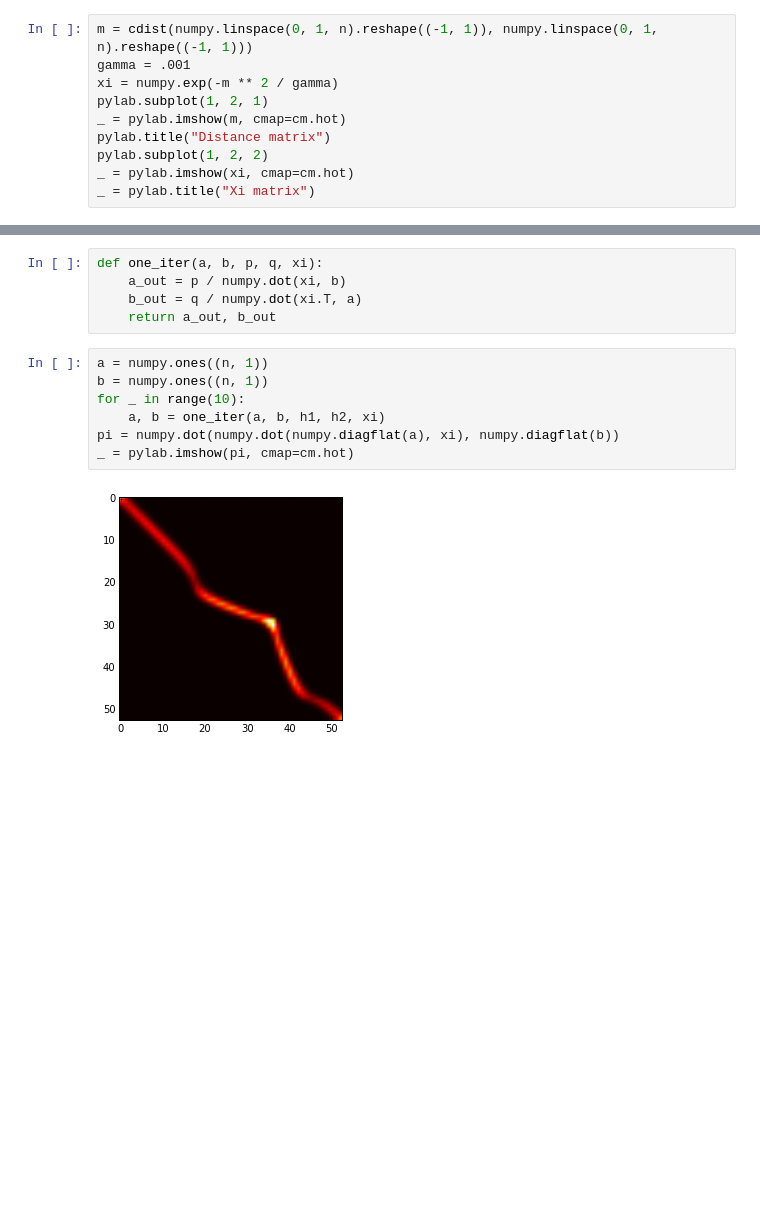
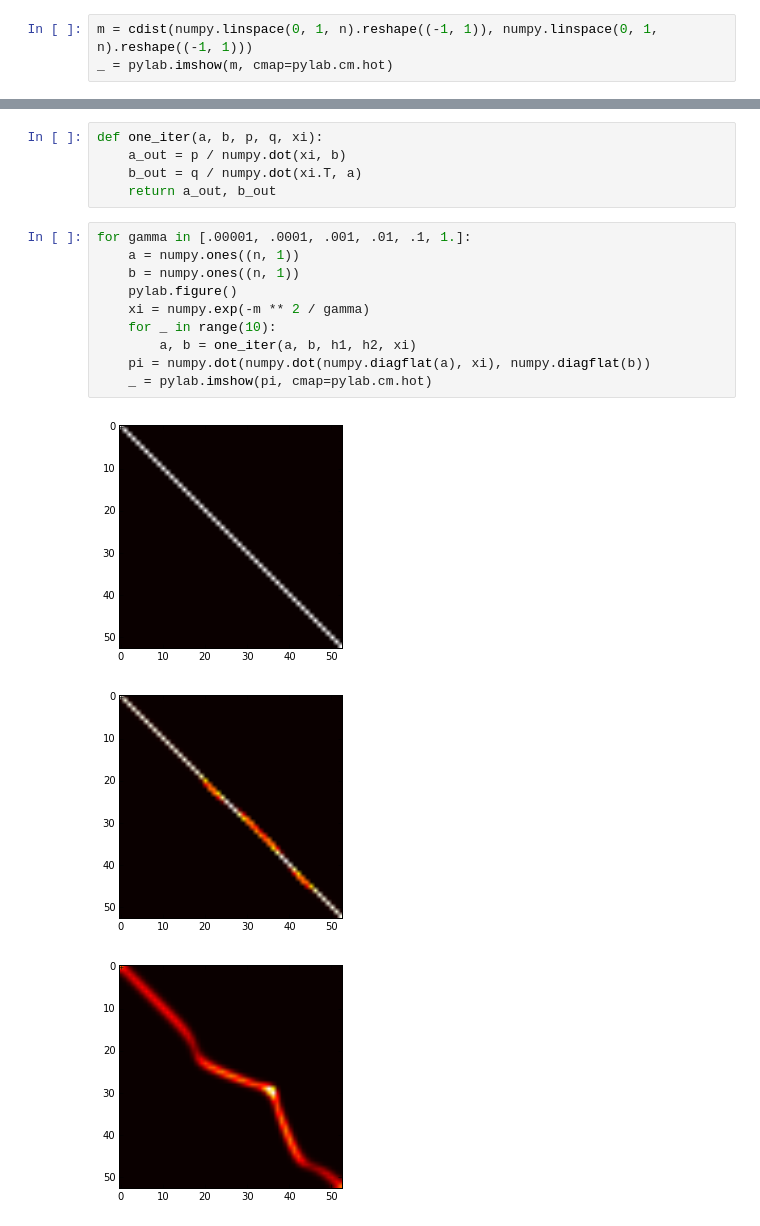
Before and after one commit to afcarl/Homework-1, a Jupyter notebook: pynb/regularized_ot.ipynb, the cells around one changed output, grey strips where cells are left out. Saved outputs shown, nothing was run; the diff lists cells and outputs as text; blank space fills up the shorter version.

```diff
--- a/pynb/regularized_ot.ipynb
+++ b/pynb/regularized_ot.ipynb
@@ -34,12 +33,5 @@ _ = pylab.xlim(0, n)
 [figure]
 # %%
 m = cdist(numpy.linspace(0, 1, n).reshape((-1, 1)), numpy.linspace(0, 1, n).reshape((-1, 1)))
-gamma = .001
-xi = numpy.exp(-m ** 2 / gamma)
-pylab.subplot(1, 2, 1)
-_ = pylab.imshow(m, cmap=cm.hot)
-pylab.title("Distance matrix")
-pylab.subplot(1, 2, 2)
-_ = pylab.imshow(xi, cmap=cm.hot)
-_ = pylab.title("Xi matrix")
+_ = pylab.imshow(m, cmap=pylab.cm.hot)
 # %% [output]
@@ -52,11 +44,16 @@ def one_iter(a, b, p, q, xi):
     b_out = q / numpy.dot(xi.T, a)
     return a_out, b_out
 # %%
-a = numpy.ones((n, 1))
-b = numpy.ones((n, 1))
-for _ in range(10):
-    a, b = one_iter(a, b, h1, h2, xi)
-pi = numpy.dot(numpy.dot(numpy.diagflat(a), xi), numpy.diagflat(b))
-_ = pylab.imshow(pi, cmap=cm.hot)
+for gamma in [.00001, .0001, .001, .01, .1, 1.]:
+    a = numpy.ones((n, 1))
+    b = numpy.ones((n, 1))
+    pylab.figure()
+    xi = numpy.exp(-m ** 2 / gamma)
+    for _ in range(10):
+        a, b = one_iter(a, b, h1, h2, xi)
+    pi = numpy.dot(numpy.dot(numpy.diagflat(a), xi), numpy.diagflat(b))
+    _ = pylab.imshow(pi, cmap=pylab.cm.hot)
 # %% [output]
-[figure, old version]
+[figure, new version]
+[figure, added]
+[figure, added]
```
Also changed, not shown: parts of 3 cells of this notebook.
